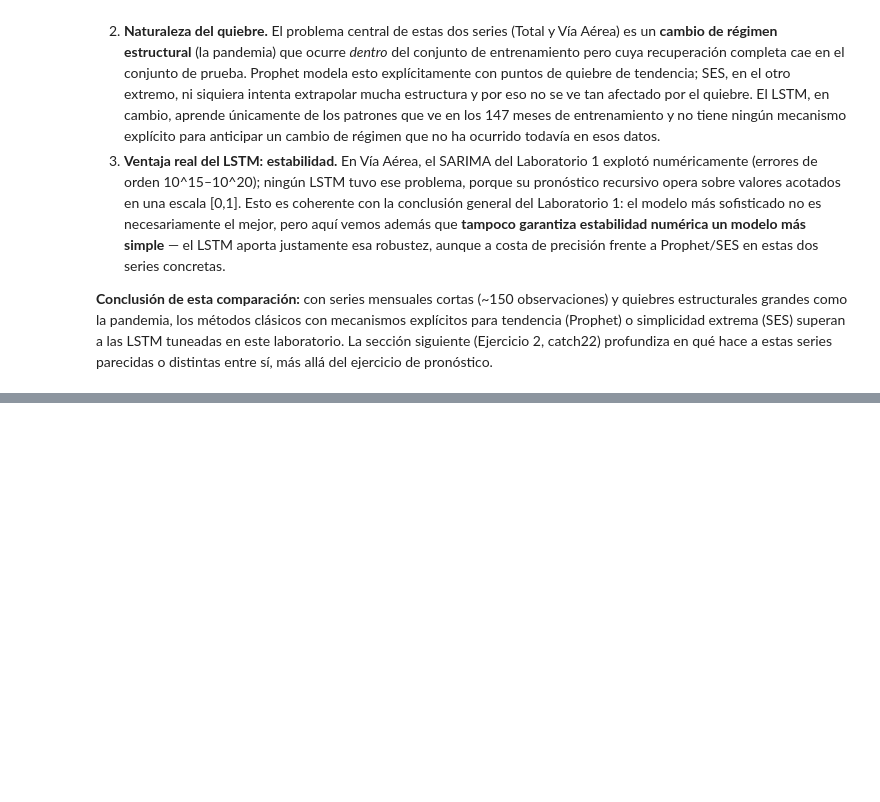
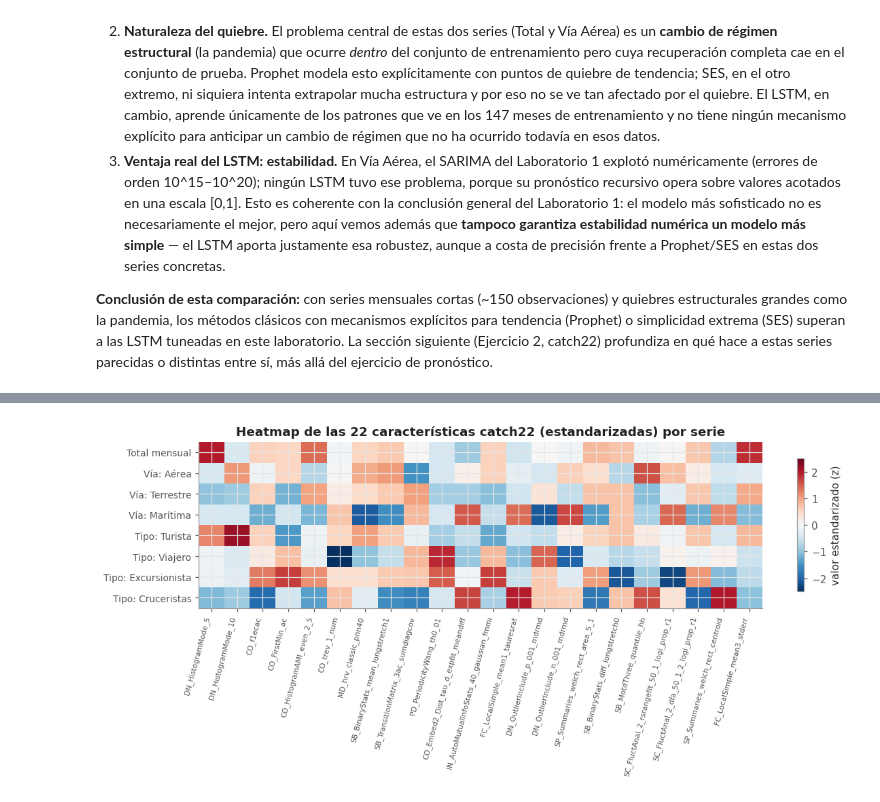
Before and after one commit to Dulce2004/CC3084-Data_Science, a Jupyter notebook: 04_deep_learning_lstm/notebooks/04_lstm_modelos.ipynb, the cells around one changed output, grey strips where cells are left out. Saved outputs shown, nothing was run; the diff lists cells and outputs as text; code cells hidden in the pictures; blank space fills up the shorter version.

```diff
--- a/04_deep_learning_lstm/notebooks/04_lstm_modelos.ipynb
+++ b/04_deep_learning_lstm/notebooks/04_lstm_modelos.ipynb
@@ -330,0 +494,10 @@ distintas entre sí, más allá del ejercicio de pronóstico.
+# %%
+fig, ax = plt.subplots(figsize=(11, 5))
+im = ax.imshow(matriz_c22_std.values, cmap='RdBu_r', vmin=-2.5, vmax=2.5, aspect='auto')
+ax.set_xticks(range(matriz_c22_std.shape[1])); ax.set_xticklabels(matriz_c22_std.columns, rotation=75, ha='right', fontsize=7)
+ax.set_yticks(range(len(nombres_c22))); ax.set_yticklabels(nombres_c22, fontsize=9)
+plt.colorbar(im, ax=ax, shrink=0.8, label='valor estandarizado (z)')
+ax.set_title('Heatmap de las 22 características catch22 (estandarizadas) por serie')
+plt.tight_layout(); plt.savefig(config.FIG_DIR / 'catch22_heatmap.png'); plt.show()
+# %% [output]
+[figure, added]
```
Also changed, not shown: parts of 11 cells of this notebook, 9 other files.
